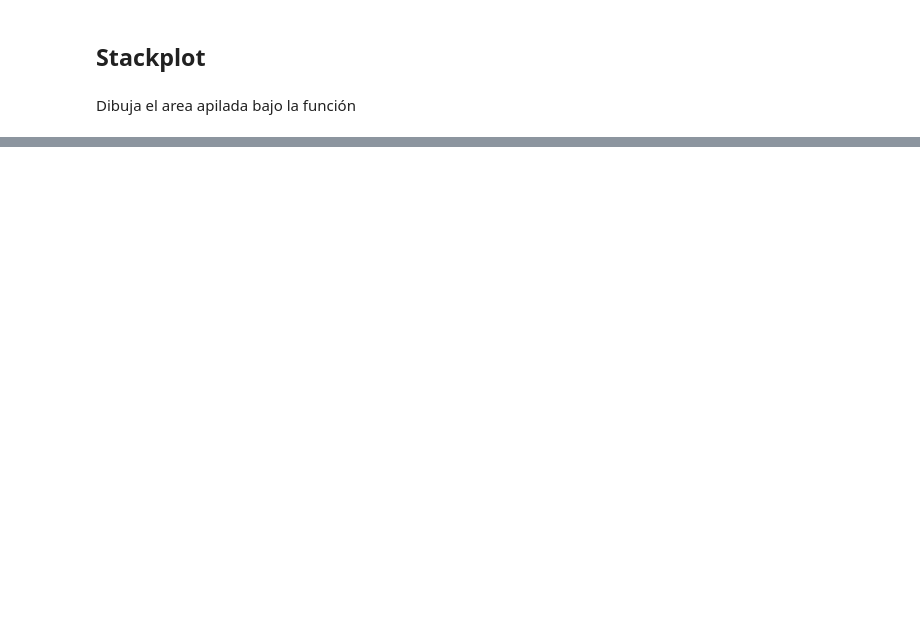
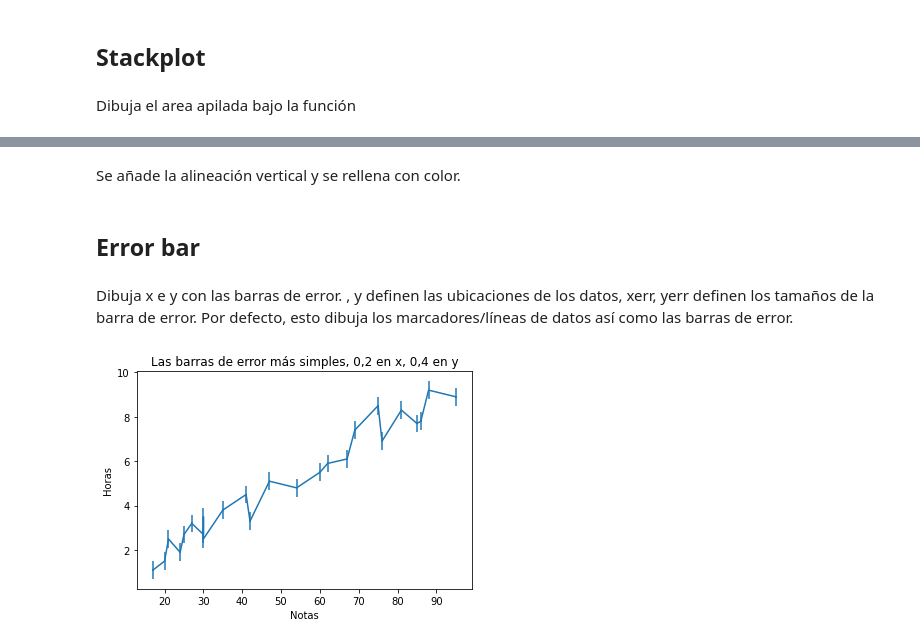
Before and after one commit to UAX-BigData-Grupo3/devPython-grupo3, a Jupyter notebook: matpotlib.ipynb, the cells around one changed output, grey strips where cells are left out. Cells and saved outputs as stored; diff of their text form; code cells hidden in the pictures; blank space fills up the shorter version.

```diff
--- a/matpotlib.ipynb
+++ b/matpotlib.ipynb
@@ -176,0 +210,14 @@ Text(0, 0.5, 'Horas')
+# %% [markdown]
+Se añade la alineación vertical y se rellena con color.
+# %% [markdown]
+## Error bar
+# %% [markdown]
+Dibuja x e y con las barras de error. , y definen las ubicaciones de los datos, xerr, yerr definen los tamaños de la barra de error. Por defecto, esto dibuja los marcadores/líneas de datos así como las barras de error.
+# %%
+plt.errorbar(x, y, xerr=0.2, yerr=0.4)
+plt.title("Las barras de error más simples, 0,2 en x, 0,4 en y")
+plt.xlabel('Notas') # Ponemos una etiqueta a la x
+plt.ylabel('Horas') # Ponemos una etiqueta a la y
+plt.show()
+# %% [output]
+[figure, added]
```
Also changed, not shown: parts of 42 cells of this notebook.
